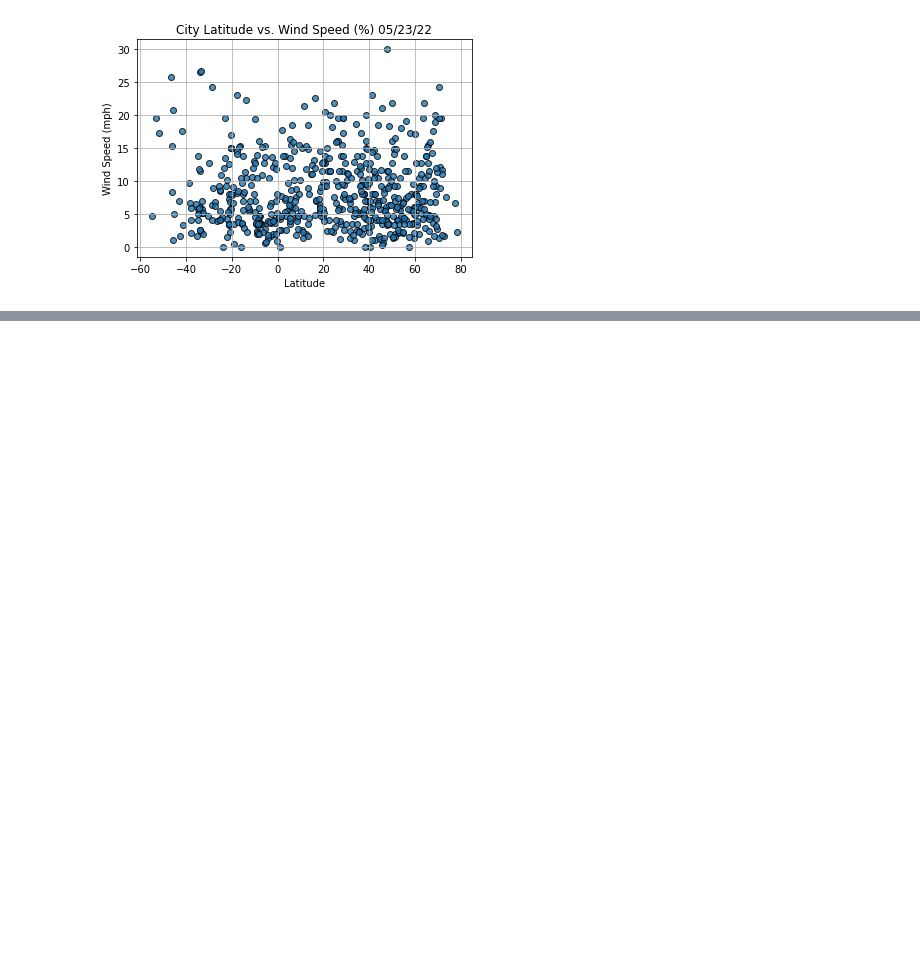
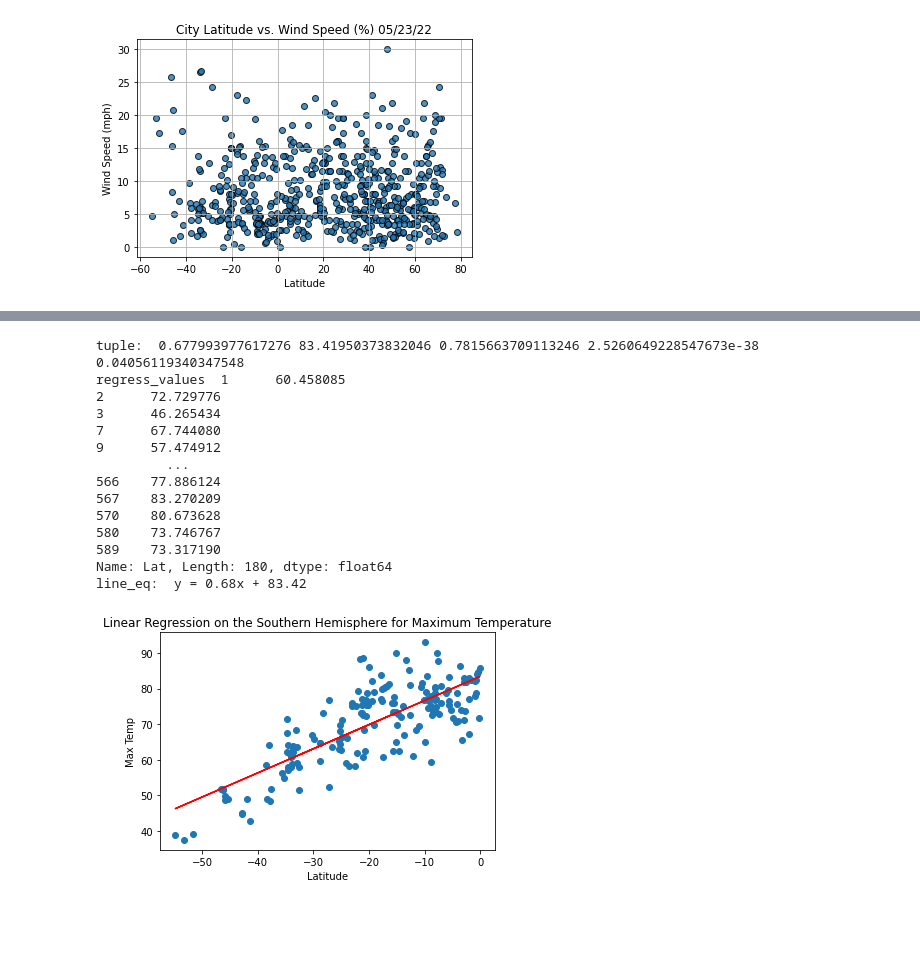
Before and after one commit to shrutiramana/World_Weather_Analysis, a Jupyter notebook: WeatherPy.ipynb, the cells around one changed output, grey strips where cells are left out. Drawn from its saved outputs; the diff is of its cells as text; code cells hidden in the pictures; blank space fills up the shorter version.

```diff
--- a/WeatherPy.ipynb
+++ b/WeatherPy.ipynb
@@ -266,0 +315,22 @@ plt.show()
+# %%
+# Linear regression on the Southern Hemisphere
+x_values = southern_hemi_df["Lat"]
+y_values = southern_hemi_df["Max Temp"]
+# Call the function.
+plot_linear_regression(x_values, y_values,'Linear Regression on the Southern Hemisphere for Maximum Temperature', 'Max Temp',(-50,10))
+# %% [output]
+tuple:  0.677993977617276 83.41950373832046 0.7815663709113246 2.5260649228547673e-38 0.04056119340347548
+regress_values  1      60.458085
+2      72.729776
+3      46.265434
+7      67.744080
+9      57.474912
+         ...
+566    77.886124
+567    83.270209
+570    80.673628
+580    73.746767
+589    73.317190
+Name: Lat, Length: 180, dtype: float64
+line_eq:  y = 0.68x + 83.42
+[figure, added]
```
Also changed, not shown: parts of 9 cells of this notebook, 1 other file.
